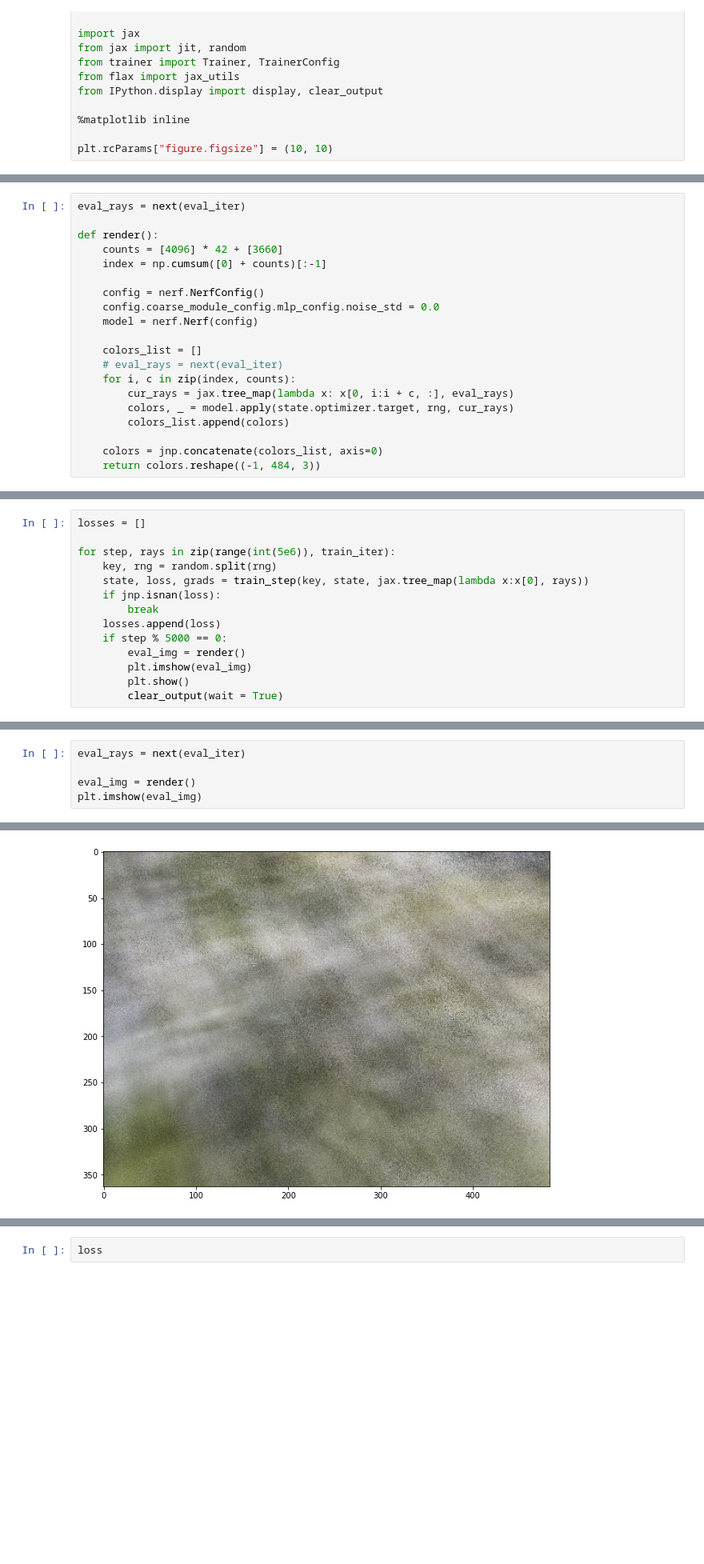
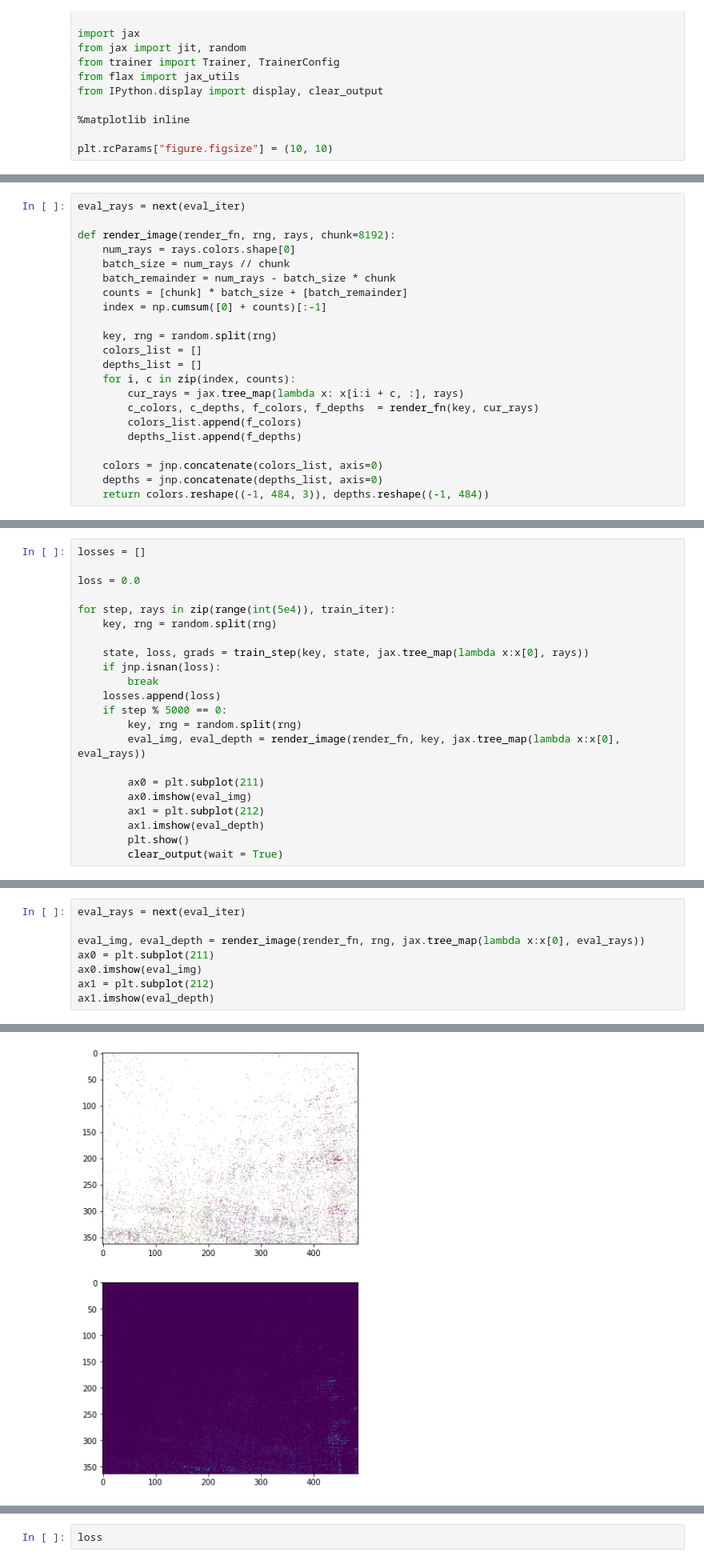
Before and after one commit to liangkaizhang/yet-another-jax-nerf, a Jupyter notebook: scripts/test_model.ipynb, the cells around one changed output, grey strips where cells are left out. Shown at 80% size. Drawn from its saved outputs; the diff is of its cells as text; blank space fills up the shorter version.

```diff
--- a/scripts/test_model.ipynb
+++ b/scripts/test_model.ipynb
@@ -46,23 +46,25 @@ train_iter, eval_iter = trainer.create_dataset()
 # %%
 eval_rays = next(eval_iter)
 
-def render():
-    counts = [4096] * 42 + [3660]
+def render_image(render_fn, rng, rays, chunk=8192):
+    num_rays = rays.colors.shape[0]
+    batch_size = num_rays // chunk
+    batch_remainder = num_rays - batch_size * chunk
+    counts = [chunk] * batch_size + [batch_remainder]
     index = np.cumsum([0] + counts)[:-1]
 
-    config = nerf.NerfConfig()
-    config.coarse_module_config.mlp_config.noise_std = 0.0
-    model = nerf.Nerf(config)
-
+    key, rng = random.split(rng)
     colors_list = []
-    # eval_rays = next(eval_iter)
+    depths_list = []
     for i, c in zip(index, counts):
-        cur_rays = jax.tree_map(lambda x: x[0, i:i + c, :], eval_rays)
-        colors, _ = model.apply(state.optimizer.target, rng, cur_rays)
-        colors_list.append(colors)
+        cur_rays = jax.tree_map(lambda x: x[i:i + c, :], rays)
+        c_colors, c_depths, f_colors, f_depths  = render_fn(key, cur_rays)
+        colors_list.append(f_colors)
+        depths_list.append(f_depths)
 
     colors = jnp.concatenate(colors_list, axis=0)
-    return colors.reshape((-1, 484, 3))
+    depths = jnp.concatenate(depths_list, axis=0)
+    return colors.reshape((-1, 484, 3)), depths.reshape((-1, 484))
 # %%
 import optax
 import flax
@@ -114,15 +133,23 @@ rng = random.PRNGKey(1122546)
 # %%
 losses = []
 
-for step, rays in zip(range(int(5e6)), train_iter):
+loss = 0.0
+
+for step, rays in zip(range(int(5e4)), train_iter):
     key, rng = random.split(rng)
+
     state, loss, grads = train_step(key, state, jax.tree_map(lambda x:x[0], rays))
     if jnp.isnan(loss):
         break
     losses.append(loss)
     if step % 5000 == 0:
-        eval_img = render()
-        plt.imshow(eval_img)
+        key, rng = random.split(rng)
+        eval_img, eval_depth = render_image(render_fn, key, jax.tree_map(lambda x:x[0], eval_rays))
+
+        ax0 = plt.subplot(211)
+        ax0.imshow(eval_img)
+        ax1 = plt.subplot(212)
+        ax1.imshow(eval_depth)
         plt.show()
         clear_output(wait = True)
 # %% [output]
@@ -140,11 +171,14 @@ plt.grid('on')
 # %%
 eval_rays = next(eval_iter)
 
-eval_img = render()
-plt.imshow(eval_img)
+eval_img, eval_depth = render_image(render_fn, rng, jax.tree_map(lambda x:x[0], eval_rays))
+ax0 = plt.subplot(211)
+ax0.imshow(eval_img)
+ax1 = plt.subplot(212)
+ax1.imshow(eval_depth)
 # %% [output]
 <matplotlib.image.AxesImage at 0x...>
-[figure, old version]
+[figure, new version]
 # %%
 from flax.training import checkpoints
 
```
Also changed, not shown: parts of 5 cells of this notebook, 8 other files.
